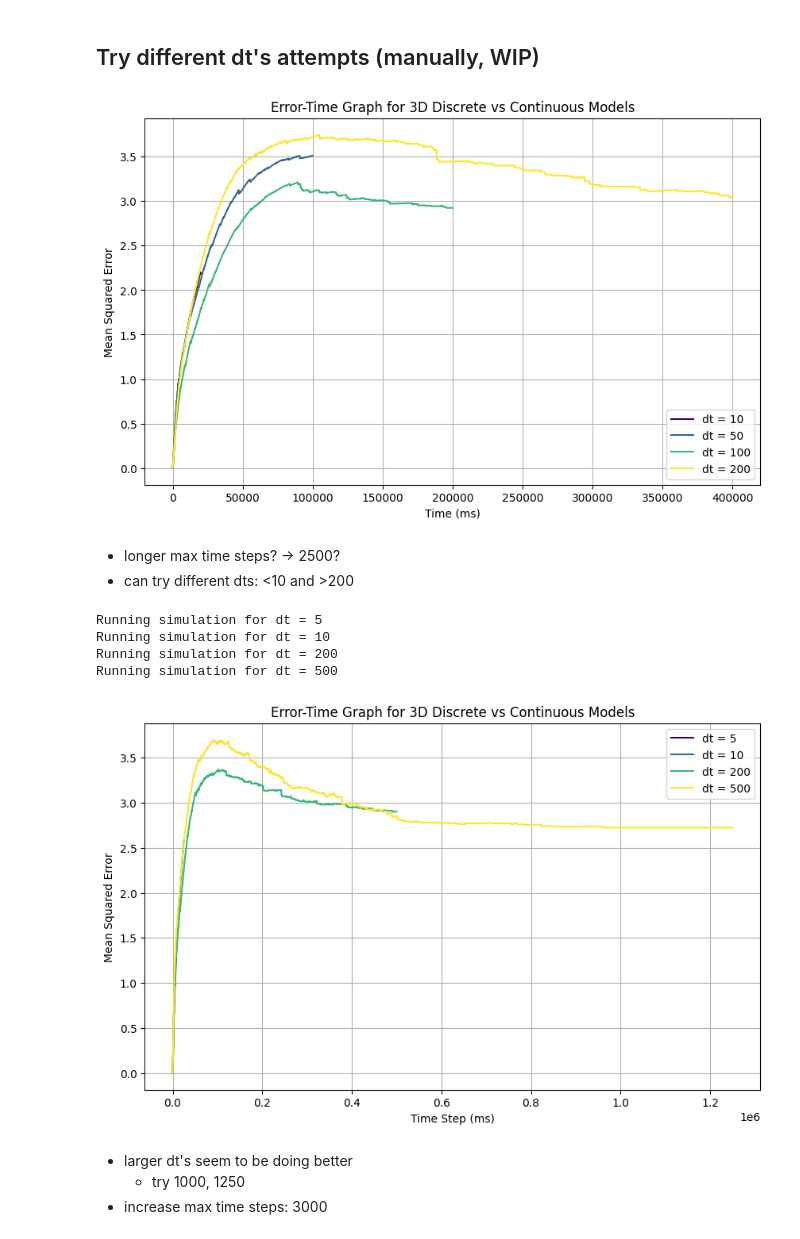
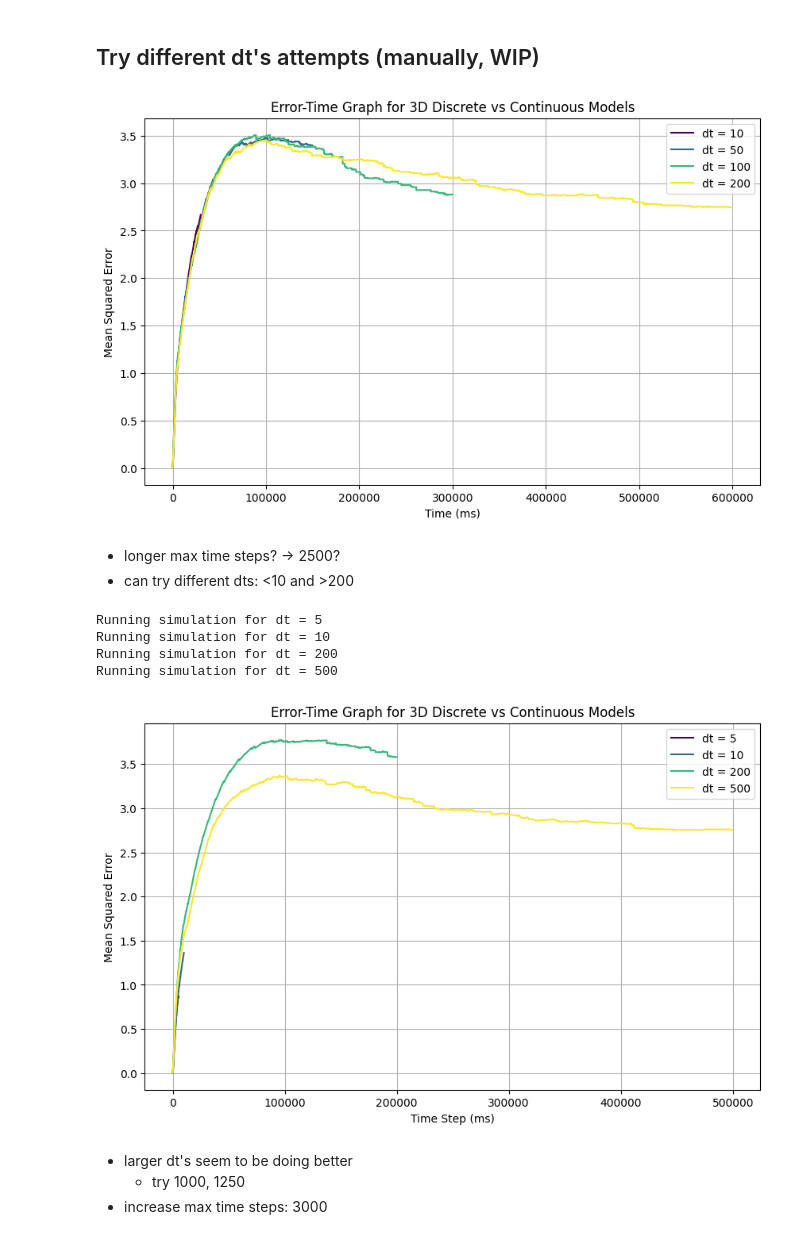
Before and after one commit to bchan42/abm_frost, a Jupyter notebook: combined_models/final3D.ipynb, the cells around one changed output. Cells and saved outputs as stored; diff of their text form; code cells hidden in the pictures.

Commit message:
updated 3D error graph

```diff
--- a/combined_models/final3D.ipynb
+++ b/combined_models/final3D.ipynb
@@ -118,27 +118,27 @@ def run_simulation(dt, max_time_steps=2000):
 ## Try different dt's attempts (manually, WIP)
 # %%
 dts = [10, 50, 100, 200]
-max_time_steps = 2000
+max_time_steps = 3000
 results = {}
 
 for dt in dts:
     results[dt] = run_simulation(dt, max_time_steps=max_time_steps)
 
 # plot error-time graph
 plt.figure(figsize=(10, 6))
 viridis_colors = plt.cm.viridis(np.linspace(0, 1, len(dts)))  # viridis color map
 for i, (dt, errors) in enumerate(results.items()):
     x_vals, y_vals = errors
     plt.plot(x_vals, y_vals, label=f"dt = {dt}", color=viridis_colors[i])
 
 plt.xlabel("Time (ms)")
 plt.ylabel("Mean Squared Error")
 plt.title("Error-Time Graph for 3D Discrete vs Continuous Models")
 plt.legend()
 plt.grid(True)
 plt.show()
 # %% [output]
-[figure, old version]
+[figure, new version]
 # %% [markdown]
 - longer max time steps? -> 2500?
 - can try different dts: <10 and >200
@@ -149,8 +149,8 @@ import matplotlib.pyplot as plt
 # Assuming run_simulation is already defined and working correctly
 
 # List of dt values to test
-dts = [5, 10, 200, 500]
-max_time_steps = 2500
+dts = [5,10,200,500]
+max_time_steps = 1000
 results = {}
 
 # Run simulations for multiple dt values
@@ -181,7 +181,7 @@ Running simulation for dt = 5
 Running simulation for dt = 10
 Running simulation for dt = 200
 Running simulation for dt = 500
-[figure, old version]
+[figure, new version]
 # %% [markdown]
 - larger dt's seem to be doing better
     - try 1000, 1250
```
Also changed, not shown: parts of 6 cells of this notebook.
